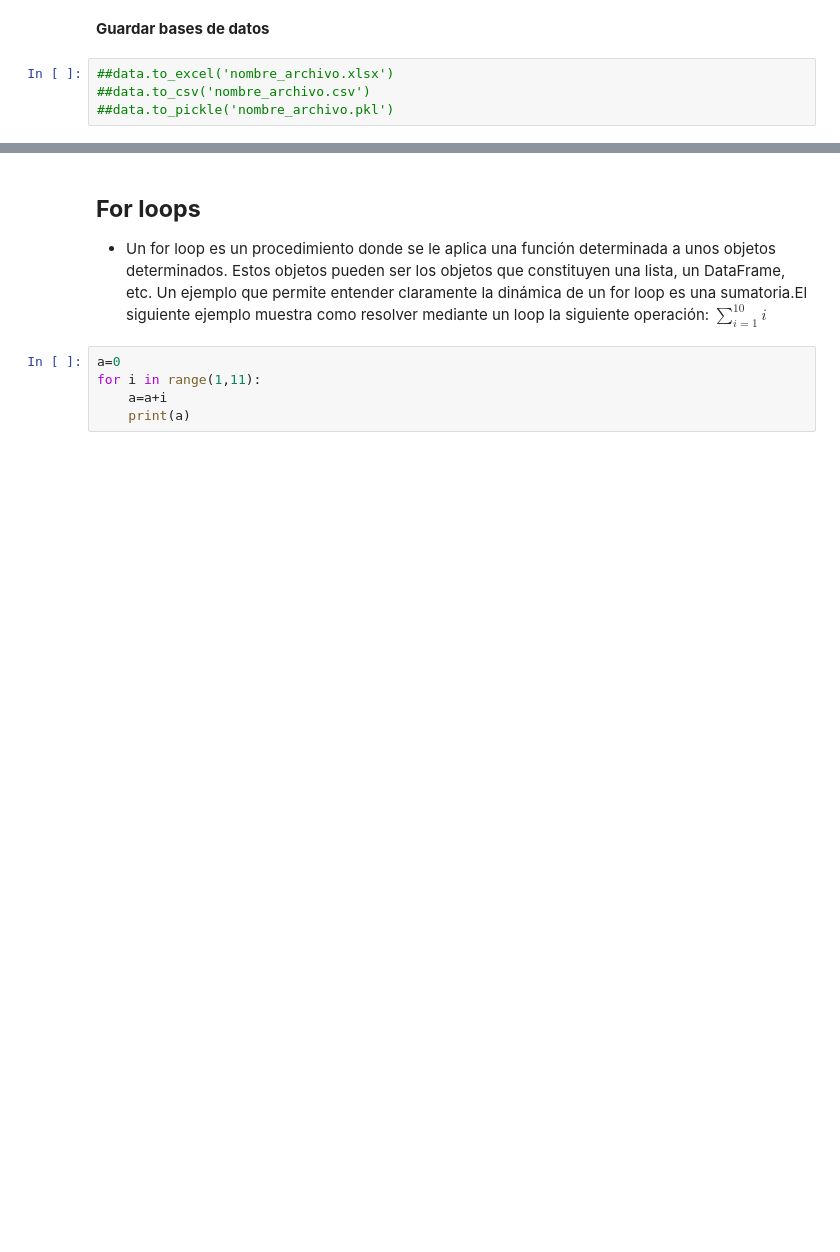
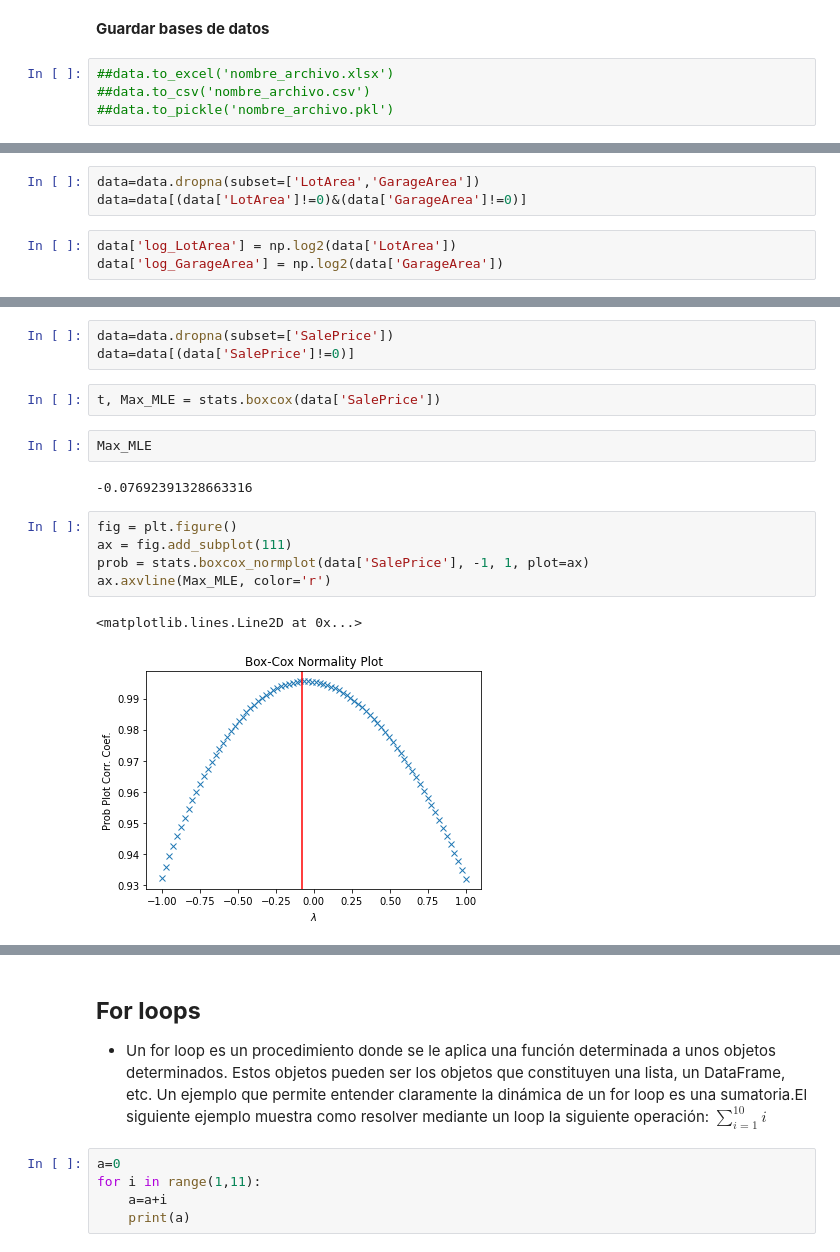
Before and after one commit to ECON-4676-UNIANDES-Fall-2021/e-TA, a Jupyter notebook: e-ta3_python/e-ta3_python.ipynb, the cells around one changed output, grey strips where cells are left out. Drawn from its saved outputs; the diff is of its cells as text; blank space fills up the shorter version.

```diff
--- a/e-ta3_python/e-ta3_python.ipynb
+++ b/e-ta3_python/e-ta3_python.ipynb
@@ -443,0 +485,6 @@ fig.savefig("scatter.png")
+# %%
+data=data.dropna(subset=['LotArea','GarageArea'])
+data=data[(data['LotArea']!=0)&(data['GarageArea']!=0)]
+# %%
+data['log_LotArea'] = np.log2(data['LotArea'])
+data['log_GarageArea'] = np.log2(data['GarageArea'])
@@ -443,0 +508,17 @@ fig.savefig("scatter.png")
+# %%
+data=data.dropna(subset=['SalePrice'])
+data=data[(data['SalePrice']!=0)]
+# %%
+t, Max_MLE = stats.boxcox(data['SalePrice'])
+# %%
+Max_MLE
+# %% [output]
+-0.07692391328663316
+# %%
+fig = plt.figure()
+ax = fig.add_subplot(111)
+prob = stats.boxcox_normplot(data['SalePrice'], -1, 1, plot=ax)
+ax.axvline(Max_MLE, color='r')
+# %% [output]
+<matplotlib.lines.Line2D at 0x...>
+[figure, added]
```
Also changed, not shown: parts of 43 cells of this notebook.
